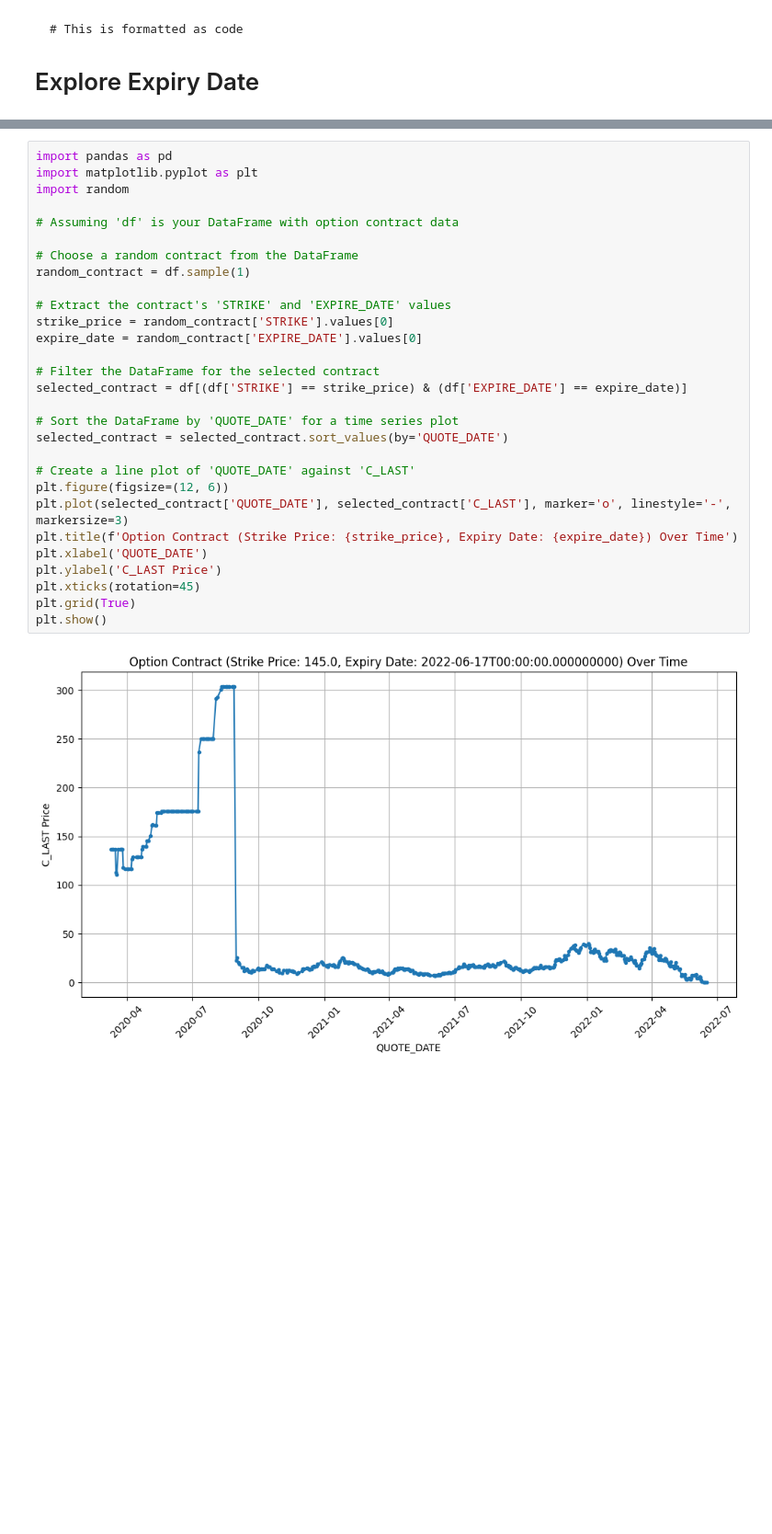
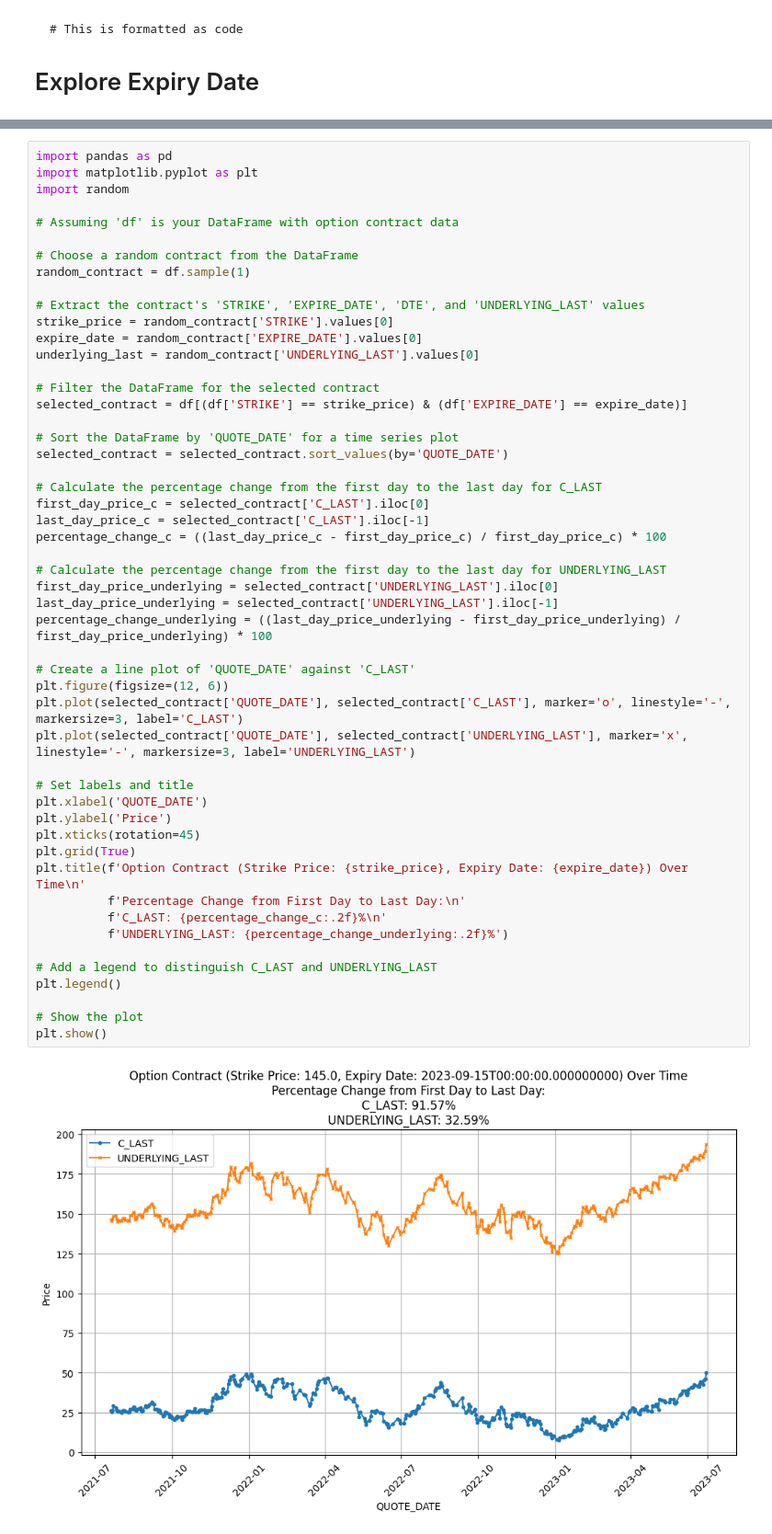
Before and after one commit to TeomanEgeSelcuk/Stock-Options, a Jupyter notebook: EDA.ipynb, the cells around one changed output, grey strips where cells are left out. Shown at 92% size. Saved outputs shown, nothing was run; the diff lists cells and outputs as text; blank space fills up the shorter version.

```diff
--- a/EDA.ipynb
+++ b/EDA.ipynb
@@ -552,31 +584,53 @@ plt.show()
 # %%
 import pandas as pd
 import matplotlib.pyplot as plt
 import random
 
 # Assuming 'df' is your DataFrame with option contract data
 
 # Choose a random contract from the DataFrame
 random_contract = df.sample(1)
 
-# Extract the contract's 'STRIKE' and 'EXPIRE_DATE' values
+# Extract the contract's 'STRIKE', 'EXPIRE_DATE', 'DTE', and 'UNDERLYING_LAST' values
 strike_price = random_contract['STRIKE'].values[0]
 expire_date = random_contract['EXPIRE_DATE'].values[0]
+underlying_last = random_contract['UNDERLYING_LAST'].values[0]
 
 # Filter the DataFrame for the selected contract
 selected_contract = df[(df['STRIKE'] == strike_price) & (df['EXPIRE_DATE'] == expire_date)]
 
 # Sort the DataFrame by 'QUOTE_DATE' for a time series plot
 selected_contract = selected_contract.sort_values(by='QUOTE_DATE')
 
+# Calculate the percentage change from the first day to the last day for C_LAST
+first_day_price_c = selected_contract['C_LAST'].iloc[0]
+last_day_price_c = selected_contract['C_LAST'].iloc[-1]
+percentage_change_c = ((last_day_price_c - first_day_price_c) / first_day_price_c) * 100
+
+# Calculate the percentage change from the first day to the last day for UNDERLYING_LAST
+first_day_price_underlying = selected_contract['UNDERLYING_LAST'].iloc[0]
+last_day_price_underlying = selected_contract['UNDERLYING_LAST'].iloc[-1]
+percentage_change_underlying = ((last_day_price_underlying - first_day_price_underlying) / first_day_price_underlying) * 100
+
 # Create a line plot of 'QUOTE_DATE' against 'C_LAST'
 plt.figure(figsize=(12, 6))
-plt.plot(selected_contract['QUOTE_DATE'], selected_contract['C_LAST'], marker='o', linestyle='-', markersize=3)
-plt.title(f'Option Contract (Strike Price: {strike_price}, Expiry Date: {expire_date}) Over Time')
+plt.plot(selected_contract['QUOTE_DATE'], selected_contract['C_LAST'], marker='o', linestyle='-', markersize=3, label='C_LAST')
+plt.plot(selected_contract['QUOTE_DATE'], selected_contract['UNDERLYING_LAST'], marker='x', linestyle='-', markersize=3, label='UNDERLYING_LAST')
+
+# Set labels and title
 plt.xlabel('QUOTE_DATE')
-plt.ylabel('C_LAST Price')
+plt.ylabel('Price')
 plt.xticks(rotation=45)
 plt.grid(True)
+plt.title(f'Option Contract (Strike Price: {strike_price}, Expiry Date: {expire_date}) Over Time\n'
+          f'Percentage Change from First Day to Last Day:\n'
+          f'C_LAST: {percentage_change_c:.2f}%\n'
+          f'UNDERLYING_LAST: {percentage_change_underlying:.2f}%')
+
+# Add a legend to distinguish C_LAST and UNDERLYING_LAST
+plt.legend()
+
+# Show the plot
 plt.show()
 # %% [output]
-[figure, old version]
+[figure, new version]
```
Also changed, not shown: parts of 7 cells of this notebook.
